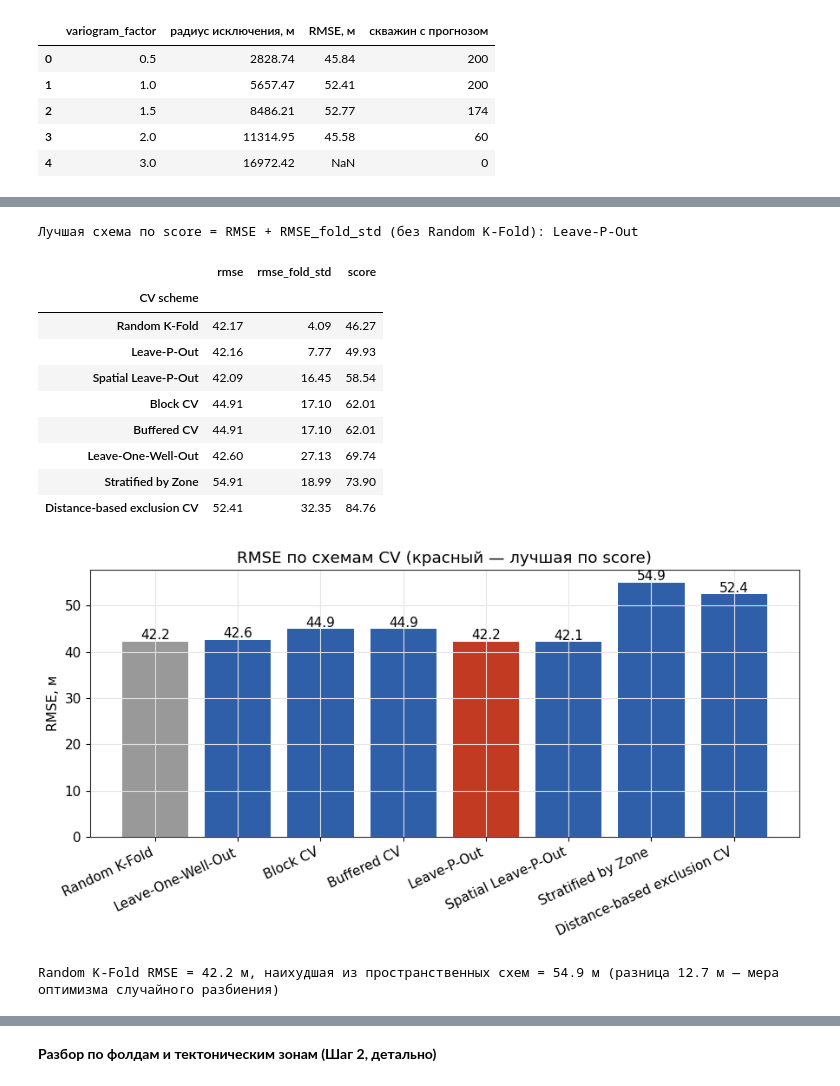
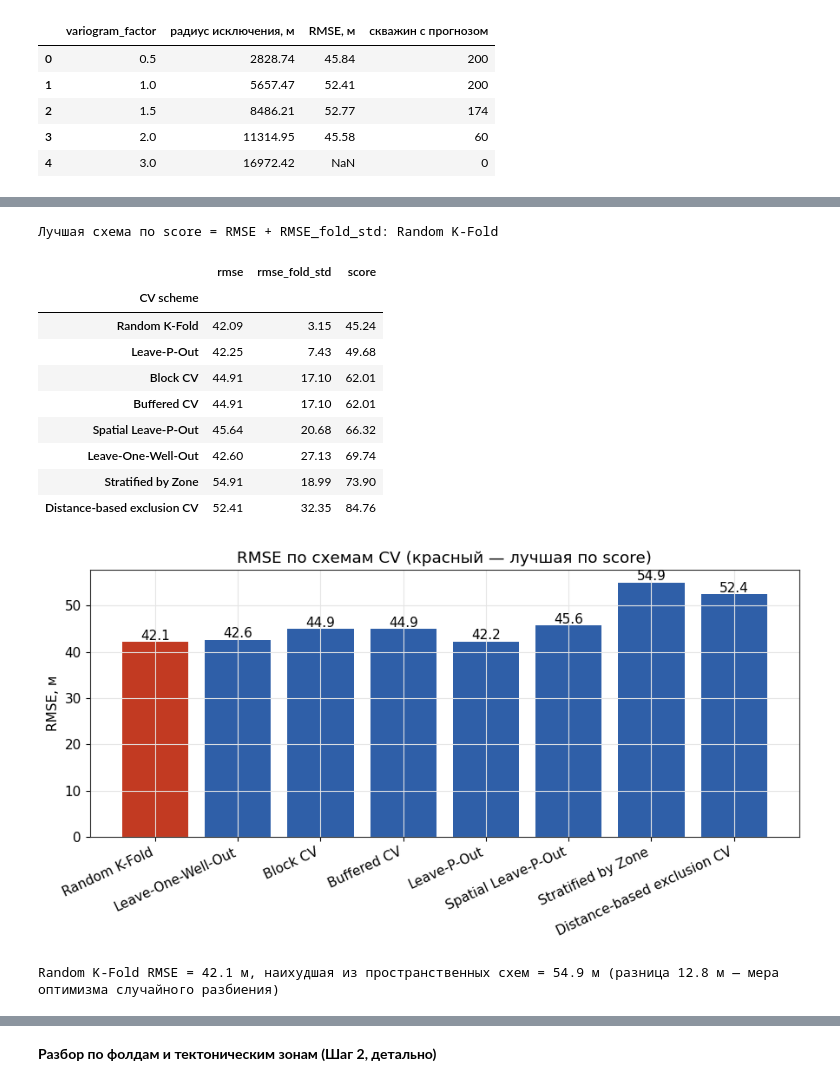
Before and after one commit to aspozd-DA-DS/Pet-projects, a Jupyter notebook: 04_Structural_QC/structural_qc_demo.ipynb, the cells around one changed output, grey strips where cells are left out. Drawn from its saved outputs; the diff is of its cells as text; code cells hidden in the pictures.

```diff
--- a/04_Structural_QC/structural_qc_demo.ipynb
+++ b/04_Structural_QC/structural_qc_demo.ipynb
@@ -911,10 +913,10 @@ pd.Series(recommend_cv(n_wells, median_dist), name="рекомендовано")
 # %%
 rows = []
 for f in [0.5, 1.0, 1.5, 2.0, 3.0]:
-    preds, _ = sq.cv_variogram(df, degree=1, variogram_factor=f)
+    preds, _ = sq.cv_distance_exclusion(df, degree=1, variogram_factor=f)
     m = ~np.isnan(preds)
     rows.append({"variogram_factor": f,
-                 "радиус исключения, м": sq.estimate_correlation_range(coords) * f,
+                 "радиус исключения, м": sq.median_pairwise_distance(coords) * f,
                  "RMSE, м": np.sqrt(np.mean((preds[m] - y_true[m]) ** 2)),
                  "скважин с прогнозом": int(m.sum())})
 pd.DataFrame(rows).round(2)
@@ -942,20 +944,19 @@ comparison.round(2)
 # %%
 comparison = comparison.copy()
 comparison["score"] = comparison["rmse"] + comparison["rmse_fold_std"]
-# Random K-Fold заведомо оптимистичен, поэтому в выборе лучшей схемы не участвует
-candidates = comparison.drop(index="Random K-Fold")
-best = candidates["score"].idxmin()
-print(f"Лучшая схема по score = RMSE + RMSE_fold_std (без Random K-Fold): {best}")
+# Выбор как в приложении: min по всем схемам, включая Random K-Fold (см. известное ограничение в плане)
+best = comparison["score"].idxmin()
+print(f"Лучшая схема по score = RMSE + RMSE_fold_std: {best}")
 comparison.sort_values("score")[["rmse", "rmse_fold_std", "score"]].round(2)
 # %% [output]
-Лучшая схема по score = RMSE + RMSE_fold_std (без Random K-Fold): Leave-P-Out
+Лучшая схема по score = RMSE + RMSE_fold_std: Random K-Fold
 |  | rmse | rmse_fold_std | score |
 | CV scheme |  |  |  |
-| Random K-Fold | 42.17 | 4.09 | 46.27 |
-| Leave-P-Out | 42.16 | 7.77 | 49.93 |
-| Spatial Leave-P-Out | 42.09 | 16.45 | 58.54 |
+| Random K-Fold | 42.09 | 3.15 | 45.24 |
+| Leave-P-Out | 42.25 | 7.43 | 49.68 |
 | Block CV | 44.91 | 17.10 | 62.01 |
 | Buffered CV | 44.91 | 17.10 | 62.01 |
+| Spatial Leave-P-Out | 45.64 | 20.68 | 66.32 |
 | Leave-One-Well-Out | 42.60 | 27.13 | 69.74 |
 | Stratified by Zone | 54.91 | 18.99 | 73.90 |
 | Distance-based exclusion CV | 52.41 | 32.35 | 84.76 |
@@ -977,8 +978,8 @@ worst = comparison.drop(index="Random K-Fold")["rmse"].max()
 print(f"Random K-Fold RMSE = {gap:.1f} м, наихудшая из пространственных схем = {worst:.1f} м "
       f"(разница {worst - gap:.1f} м — мера оптимизма случайного разбиения)")
 # %% [output]
-[figure, old version]
+[figure, new version]
-Random K-Fold RMSE = 42.2 м, наихудшая из пространственных схем = 54.9 м (разница 12.7 м — мера оптимизма случайного разбиения)
+Random K-Fold RMSE = 42.1 м, наихудшая из пространственных схем = 54.9 м (разница 12.8 м — мера оптимизма случайного разбиения)
 # %%
 # Столбчатая диаграмма: среднее RMSE по фолдам для каждой схемы CV
 fig, ax = plt.subplots(figsize=(9, 4.8))
```
Also changed, not shown: parts of 16 cells of this notebook, 10 other files.
